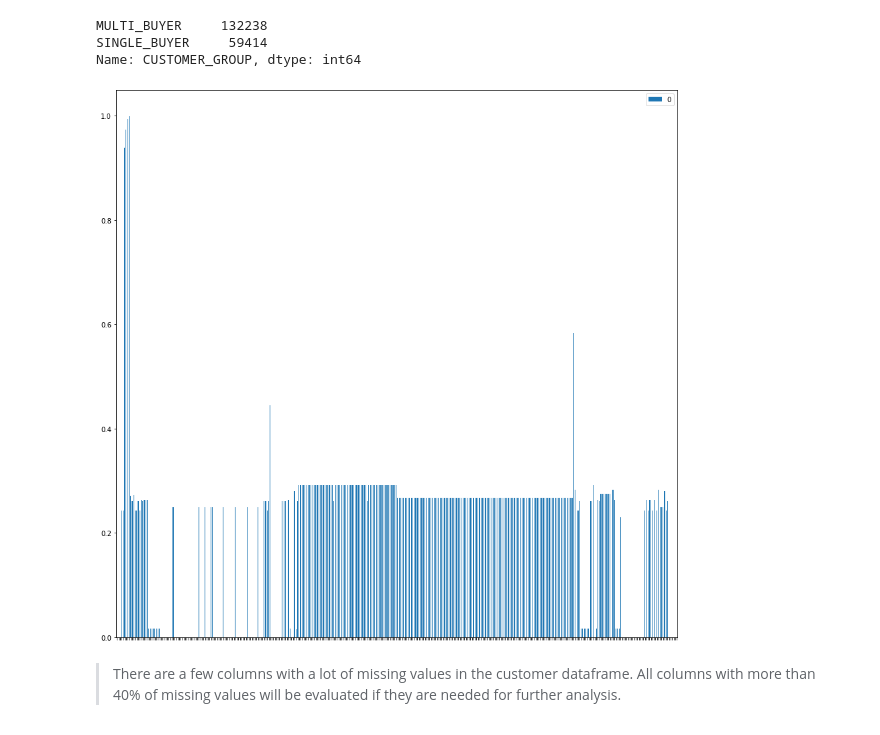
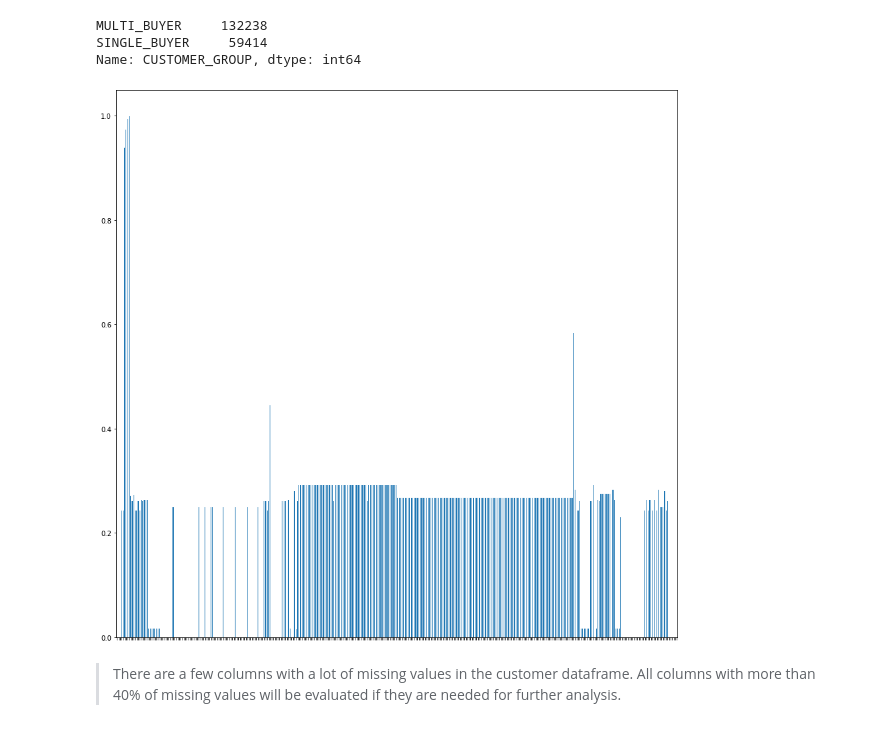
Before and after one commit to the-m8/Travelling_to_Seattle_Accomodations, a Jupyter notebook: Project_4/Arvato Project Workbook.ipynb, the cells around one changed output. Cells and saved outputs as stored; diff of their text form; code cells hidden in the pictures.

```diff
--- a/Project_4/Arvato Project Workbook.ipynb
+++ b/Project_4/Arvato Project Workbook.ipynb
@@ -85,8 +104,9 @@ def show_types_nans(df):
     df_types = pd.DataFrame({'column_name': cols,
                             'd_types': types,
                             '#_nans': nans})
+    df_types['perc_nans'] = df_types['#_nans']/len(df)
     return df_types
 # %%
-df_types = show_types_nans(customers)
-df_types.head()
+df_types_customer = show_types_nans(customers)
+df_types_customer.head()
 # %% [output]
@@ -250,10 +268,10 @@ na_values = pd.DataFrame.from_dict(dictionary_na, orient = 'index')
 # %%
-subplot = na_values.plot.bar(figsize=(15,15))
+subplot = df_types_customer['perc_nans'].plot.bar(figsize=(15,15))
 ax = subplot.axes
 ax.set_xticklabels([])
 f = ax.get_figure()
 f.show();
 # %% [output]
-[figure, old version]
+[figure, new version]
 # %% [markdown]
 > There are a few columns with a lot of missing values in the customer dataframe. All columns with more than 40% of missing values will be evaluated if they are needed for further analysis.
```
Also changed, not shown: parts of 50 cells of this notebook.
